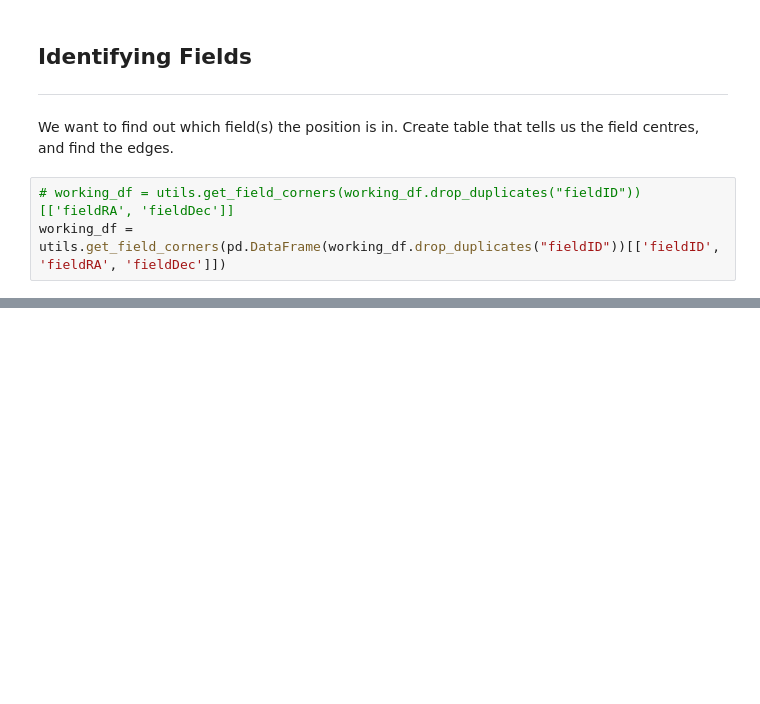
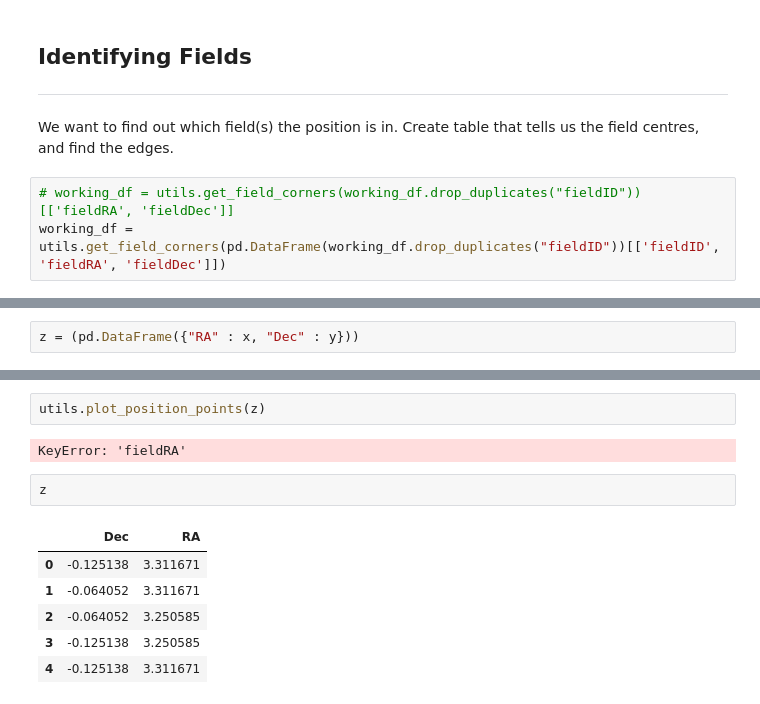
Before and after one commit to RobFirth/LSST_tools, a Jupyter notebook: lsst_tools/sims/notebooks/simulate_cadence.ipynb, the cells around one changed output, grey strips where cells are left out. Cells and saved outputs as stored; diff of their text form; blank space fills up the shorter version.

```diff
--- a/lsst_tools/sims/notebooks/simulate_cadence.ipynb
+++ b/lsst_tools/sims/notebooks/simulate_cadence.ipynb
@@ -95,0 +106,2 @@ working_df
+# %%
+z = (pd.DataFrame({"RA" : x, "Dec" : y}))
@@ -95,0 +117,13 @@ working_df
+# %%
+utils.plot_position_points(z)
+# %% [output]
+KeyError: 'fieldRA'
+# %%
+z
+# %% [output]
+|  | Dec | RA |
+| 0 | -0.125138 | 3.311671 |
+| 1 | -0.064052 | 3.311671 |
+| 2 | -0.064052 | 3.250585 |
+| 3 | -0.125138 | 3.250585 |
+| 4 | -0.125138 | 3.311671 |
```
Also changed, not shown: parts of 6 cells of this notebook, 1 other file.
